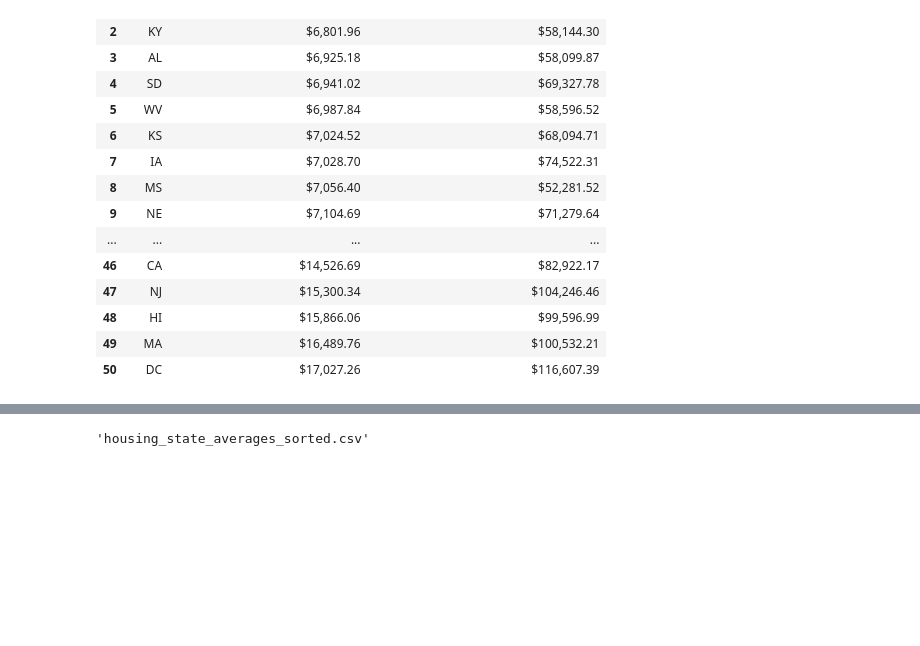
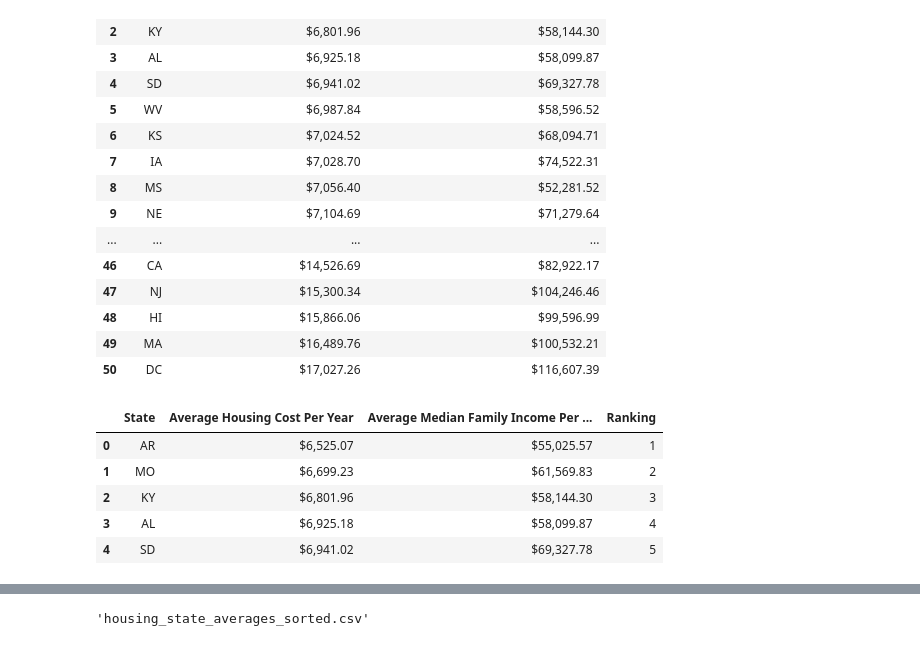
Before and after one commit to swiresjr/Project-3-Team-7-Retirement, a Jupyter notebook: Cost_Of_Living_Data.ipynb, the cells around one changed output, grey strips where cells are left out. Saved outputs shown, nothing was run; the diff lists cells and outputs as text; code cells hidden in the pictures; blank space fills up the shorter version.

```diff
--- a/Cost_Of_Living_Data.ipynb
+++ b/Cost_Of_Living_Data.ipynb
@@ -175,3 +175,15 @@ housing_state_averages_sorted
 | 48 | HI | $15,866.06 | $99,596.99 |
 | 49 | MA | $16,489.76 | $100,532.21 |
 | 50 | DC | $17,027.26 | $116,607.39 |
+# %%
+# Add a "Ranking" column based on the index
+housing_state_averages_sorted['Ranking'] = housing_state_averages_sorted.index + 1
+
+housing_state_averages_sorted.head()
+# %% [output]
+|  | State | Average Housing Cost Per Year | Average Median Family Income Per ... | Ranking |
+| 0 | AR | $6,525.07 | $55,025.57 | 1 |
+| 1 | MO | $6,699.23 | $61,569.83 | 2 |
+| 2 | KY | $6,801.96 | $58,144.30 | 3 |
+| 3 | AL | $6,925.18 | $58,099.87 | 4 |
+| 4 | SD | $6,941.02 | $69,327.78 | 5 |
```
Also changed, not shown: parts of 1 cell of this notebook, 3 other files.
